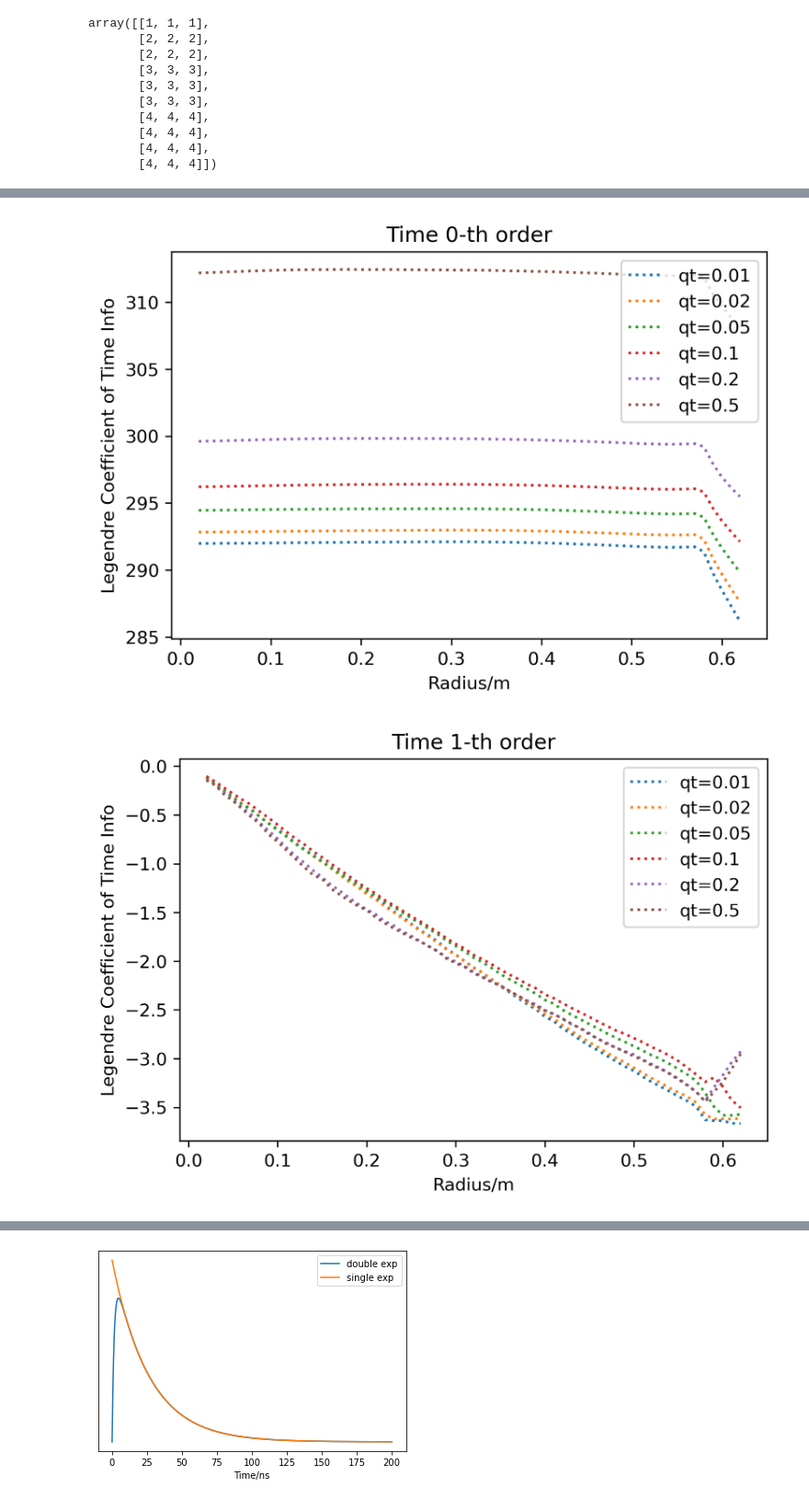
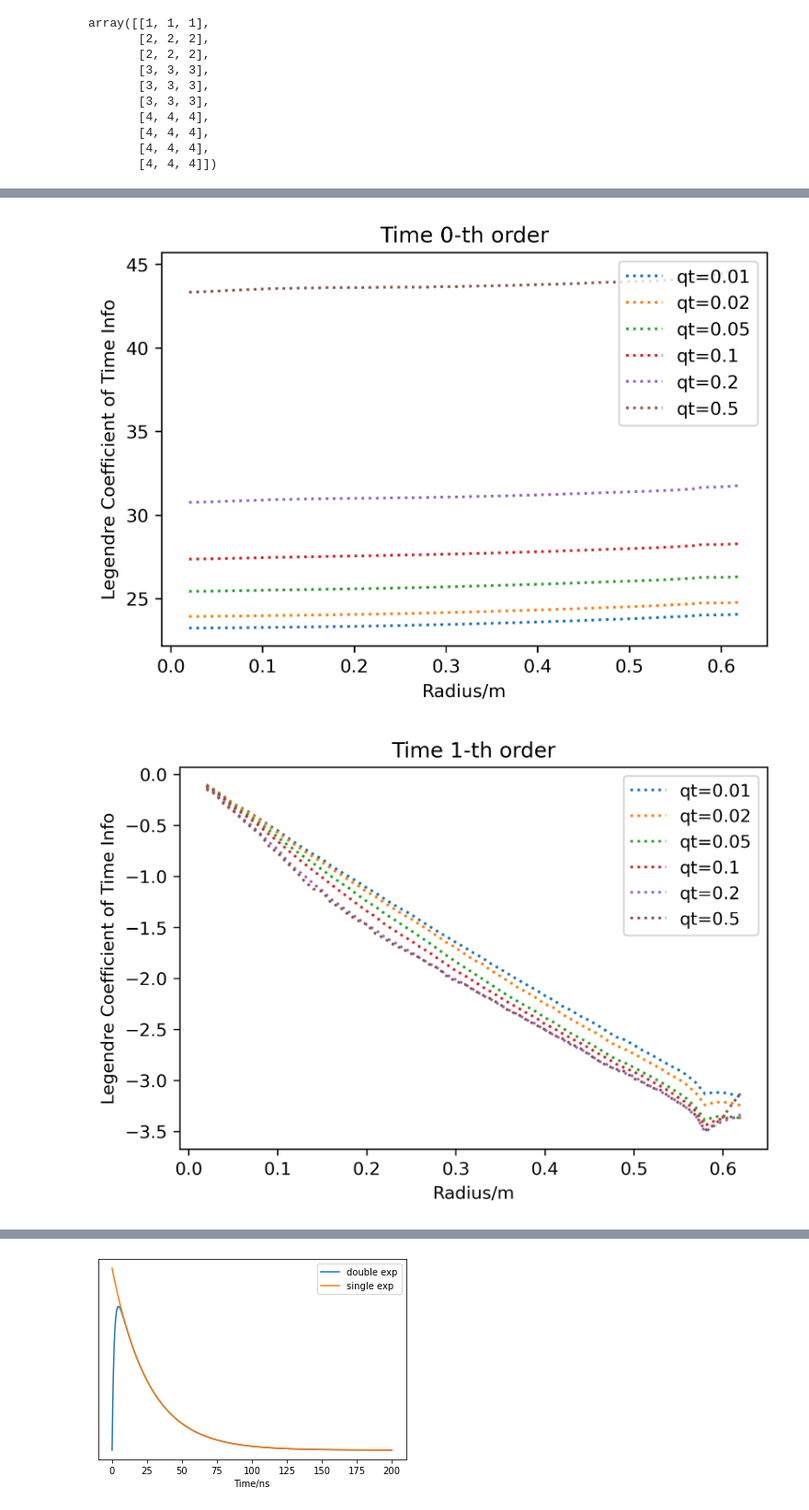
Before and after one commit to dw839566105/Recon1t, a Jupyter notebook: calib/Time_calib/Untitled.ipynb, the cells around one changed output, grey strips where cells are left out. Shown at 92% size. Cells and saved outputs as stored; diff of their text form; code cells hidden in the pictures.

```diff
--- a/calib/Time_calib/Untitled.ipynb
+++ b/calib/Time_calib/Untitled.ipynb
@@ -129,20 +121,24 @@ import statsmodels.ap
 # %%
 
 qt = np.array([0.01, 0.02, 0.05, 0.1, 0.2, 0.5])
 ra = np.arange(0.01,0.650,0.01)
 for q in qt:
     coeff_time = []
     for i in ra:
-        h = tables.open_file('../coeff_time_1t_shell_200000_%.2f/file_%+.3f.h5' % (q,i))
+        try:
+            h = tables.open_file('../coeff_time_1t_shell_200000_%.2f_20/file_%+.3f.h5' % (q,i))
+        except:
+            h = tables.open_file('../coeff_time_1t_shell_200000_%.1f_20/file_%+.3f.h5' % (q,i))
         coeff_time.append(h.root.coeff5[:])
+        h.close()
     coeff_time = np.array(coeff_time)
     for i in np.arange(5):
         plt.figure(num=i+1, dpi=300)
         plt.plot(ra[1:-2], coeff_time[1:-2,i],label = f'qt={q}',linestyle='dotted')
         plt.xlabel('Radius/m')
         plt.ylabel('Legendre Coefficient of Time Info')
         plt.legend()
         plt.title('Time %d-th order' % i )
 # %% [output]
-[figure, old version]
+[figure, new version]
-[figure, old version]
+[figure, new version]
```
Also changed, not shown: parts of 8 cells of this notebook, 34 other files.
